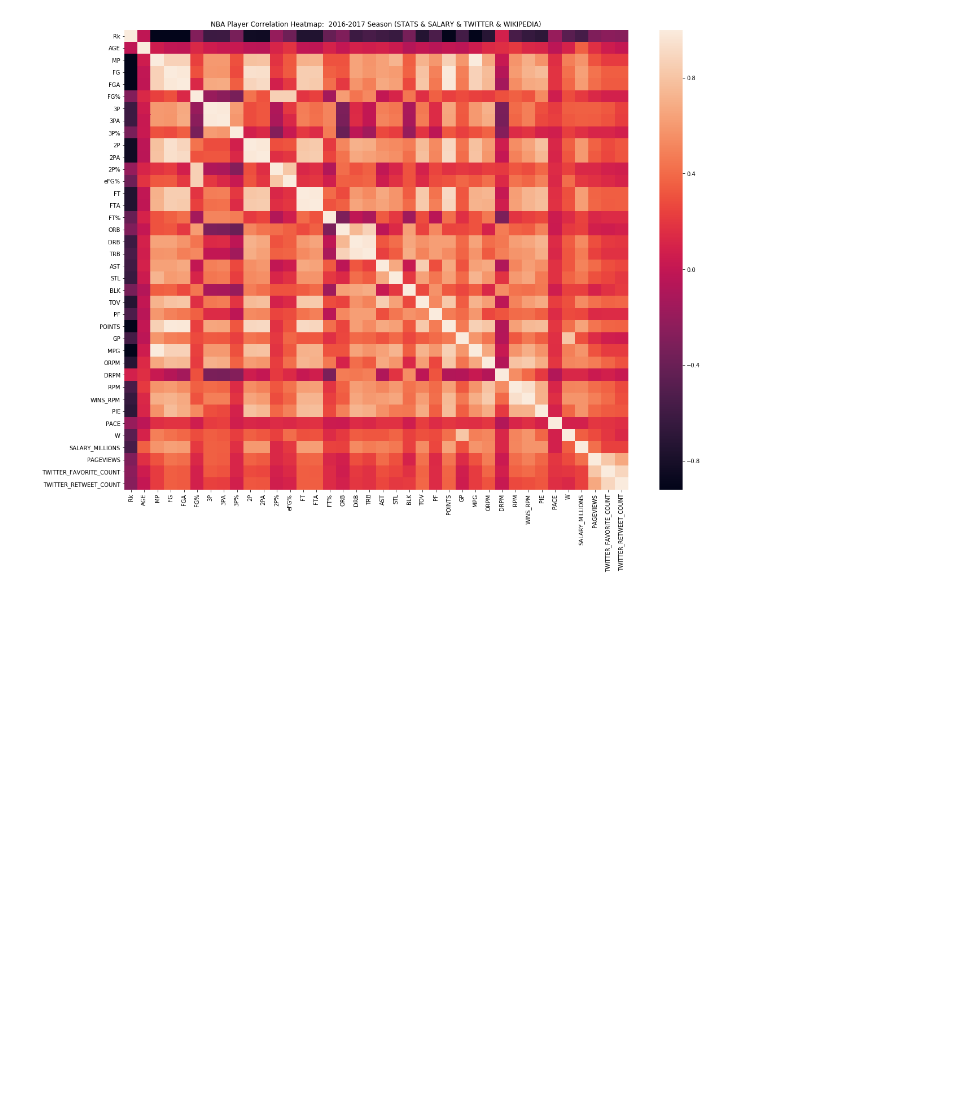
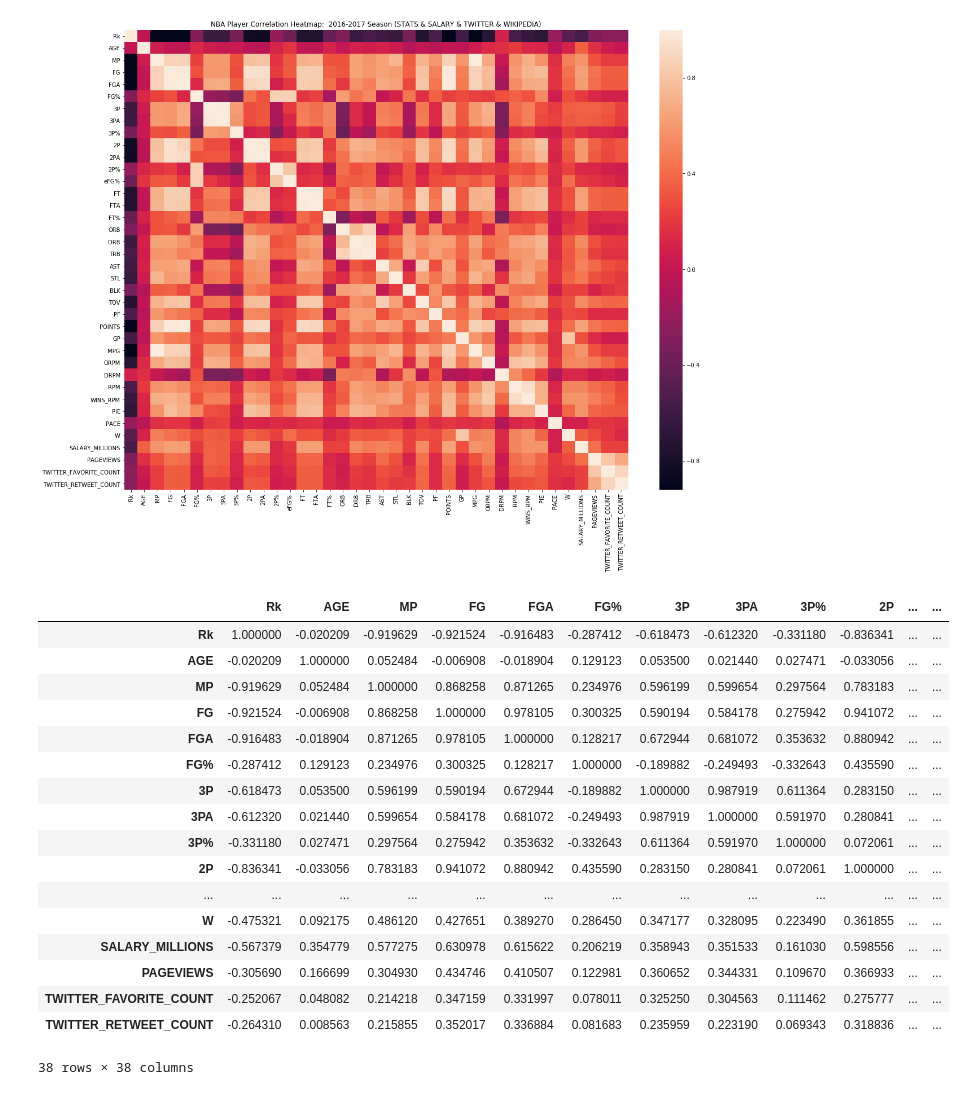
Before and after one commit to noahgift/socialpowernba, a Jupyter notebook: notebooks/nba_player_power_influence_performance.ipynb, the cells around one changed output. Drawn from its saved outputs; the diff is of its cells as text; code cells hidden in the pictures; blank space fills up the shorter version.

Commit message:
adding twitter code

```diff
--- a/notebooks/nba_player_power_influence_performance.ipynb
+++ b/notebooks/nba_player_power_influence_performance.ipynb
@@ -294,3 +294,24 @@ sns.heatmap(corr,
 # %% [output]
 <matplotlib.axes._subplots.AxesSubplot at 0x...>
 [figure]
+# %%
+nba_players_with_salary_wiki_twitter_df.corr()
+# %% [output]
+|  | Rk | AGE | MP | FG | FGA | FG% | 3P | 3PA | 3P% | 2P | ... | ... |
+| Rk | 1.000000 | -0.020209 | -0.919629 | -0.921524 | -0.916483 | -0.287412 | -0.618473 | -0.612320 | -0.331180 | -0.836341 | ... | ... |
+| AGE | -0.020209 | 1.000000 | 0.052484 | -0.006908 | -0.018904 | 0.129123 | 0.053500 | 0.021440 | 0.027471 | -0.033056 | ... | ... |
+| MP | -0.919629 | 0.052484 | 1.000000 | 0.868258 | 0.871265 | 0.234976 | 0.596199 | 0.599654 | 0.297564 | 0.783183 | ... | ... |
+| FG | -0.921524 | -0.006908 | 0.868258 | 1.000000 | 0.978105 | 0.300325 | 0.590194 | 0.584178 | 0.275942 | 0.941072 | ... | ... |
+| FGA | -0.916483 | -0.018904 | 0.871265 | 0.978105 | 1.000000 | 0.128217 | 0.672944 | 0.681072 | 0.353632 | 0.880942 | ... | ... |
+| FG% | -0.287412 | 0.129123 | 0.234976 | 0.300325 | 0.128217 | 1.000000 | -0.189882 | -0.249493 | -0.332643 | 0.435590 | ... | ... |
+| 3P | -0.618473 | 0.053500 | 0.596199 | 0.590194 | 0.672944 | -0.189882 | 1.000000 | 0.987919 | 0.611364 | 0.283150 | ... | ... |
+| 3PA | -0.612320 | 0.021440 | 0.599654 | 0.584178 | 0.681072 | -0.249493 | 0.987919 | 1.000000 | 0.591970 | 0.280841 | ... | ... |
+| 3P% | -0.331180 | 0.027471 | 0.297564 | 0.275942 | 0.353632 | -0.332643 | 0.611364 | 0.591970 | 1.000000 | 0.072061 | ... | ... |
+| 2P | -0.836341 | -0.033056 | 0.783183 | 0.941072 | 0.880942 | 0.435590 | 0.283150 | 0.280841 | 0.072061 | 1.000000 | ... | ... |
+| ... | ... | ... | ... | ... | ... | ... | ... | ... | ... | ... | ... | ... |
+| W | -0.475321 | 0.092175 | 0.486120 | 0.427651 | 0.389270 | 0.286450 | 0.347177 | 0.328095 | 0.223490 | 0.361855 | ... | ... |
+| SALARY_MILLIONS | -0.567379 | 0.354779 | 0.577275 | 0.630978 | 0.615622 | 0.206219 | 0.358943 | 0.351533 | 0.161030 | 0.598556 | ... | ... |
+| PAGEVIEWS | -0.305690 | 0.166699 | 0.304930 | 0.434746 | 0.410507 | 0.122981 | 0.360652 | 0.344331 | 0.109670 | 0.366933 | ... | ... |
+| TWITTER_FAVORITE_COUNT | -0.252067 | 0.048082 | 0.214218 | 0.347159 | 0.331997 | 0.078011 | 0.325250 | 0.304563 | 0.111462 | 0.275777 | ... | ... |
+| TWITTER_RETWEET_COUNT | -0.264310 | 0.008563 | 0.215855 | 0.352017 | 0.336884 | 0.081683 | 0.235959 | 0.223190 | 0.069343 | 0.318836 | ... | ... |
+38 rows × 38 columns
```
Also changed, not shown: parts of 1 cell of this notebook, 1 other file.
